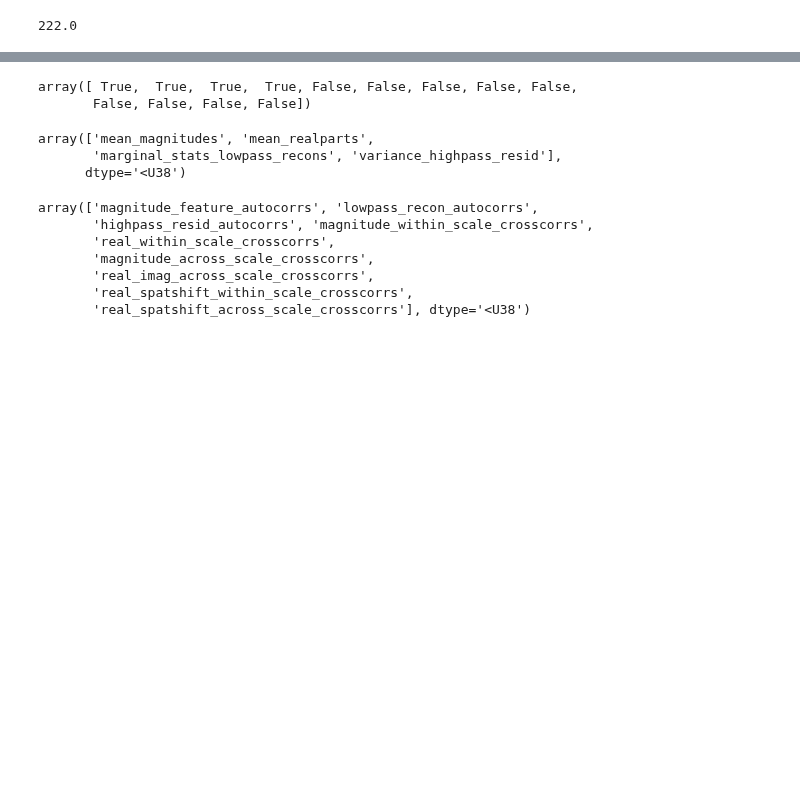
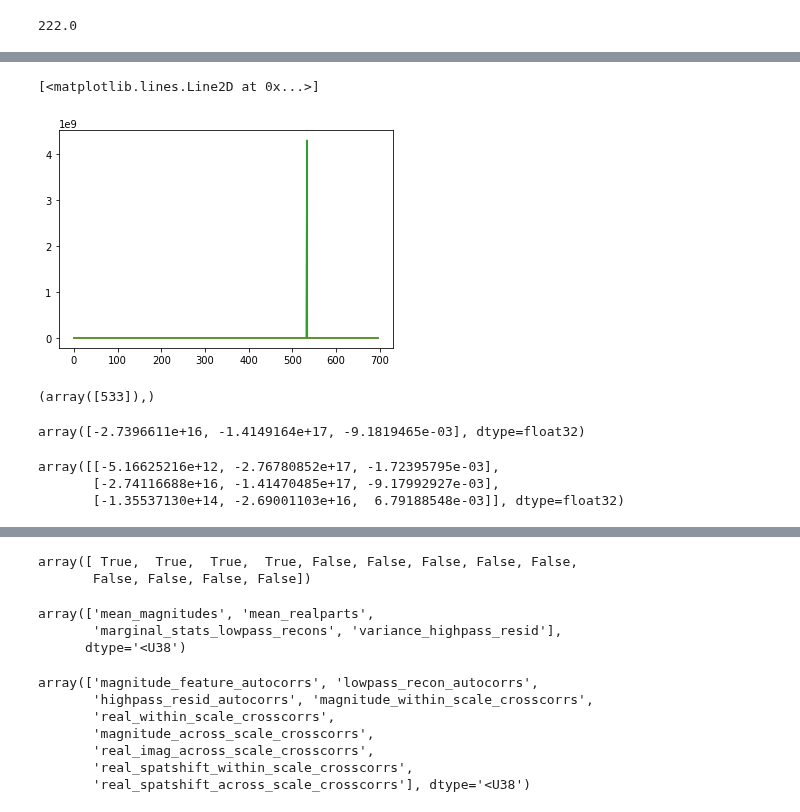
Before and after one commit to mmhenderson/modfit, a Jupyter notebook: notebooks/testing/test_fitting.ipynb, the cells around one changed output, grey strips where cells are left out. Drawn from its saved outputs; the diff is of its cells as text; code cells hidden in the pictures; blank space fills up the shorter version.

```diff
--- a/notebooks/testing/test_fitting.ipynb
+++ b/notebooks/testing/test_fitting.ipynb
@@ -229,0 +367,17 @@ torch.Size([62, 265])
+# %%
+# add an intercept
+vinds_to_use = [942, 943, 944]
+
+add_bias=True
+# determines whether to shuffle before separating the nested heldout data for lambda and param selection.
+# always using true.
+shuffle=True
+shuff_rnd_seed = 501622
+best_losses_OLD, best_lambdas_OLD, best_params_OLD, best_train_holdout_preds_OLD, holdout_trial_order_OLD = \
+                    fit_fwrf_model(trn_stim_data, trn_voxel_data[:,vinds_to_use], \
+                                               _feature_extractor_OLD, models, \
+                                               lambdas, zscore=zscore_features, add_bias=add_bias, \
+                                               voxel_batch_size=voxel_batch_size, holdout_size=holdout_size, \
+                                               shuffle=shuffle, shuff_rnd_seed=shuff_rnd_seed, device=device, \
+                                               dtype=fpX, debug=debug)
+trn_holdout_voxel_data_pred_OLD = best_train_holdout_preds_OLD
@@ -229,0 +414,2 @@ torch.Size([62, 265])
+# %%
+out = torch.load('/user_data/mmhender/imStat/model_fits/S01/texture_pyramid_ridge_4ori_4sf/Sep-22-2021_1647_40/all_fit_params')
@@ -229,0 +420,2 @@ torch.Size([62, 265])
+# %%
+vind = np.argmin(out['val_r2'][:,0])
@@ -229,0 +432,4 @@ torch.Size([62, 265])
+# %%
+val_cc, val_r2, val_voxel_data_pred  = validate_fwrf_model(best_params, models, val_voxel_data[:,vinds_to_use], \
+                                                                            val_stim_data, _feature_extractor, \
+                               sample_batch_size=sample_batch_size, voxel_batch_size=voxel_batch_size, debug=debug, dtype=fpX)
@@ -229,0 +454,13 @@ torch.Size([62, 265])
+# %%
+import matplotlib.pyplot as plt
+plt.figure();
+plt.plot(val_voxel_data[:,vind])
+plt.plot(val_voxel_data_pred[:,1,0])
+plt.plot(val_voxel_data_pred_OLD[:,1,0])
+# %% [output]
+[<matplotlib.lines.Line2D at 0x...>]
+[figure, added]
+# %%
+np.where(val_voxel_data_pred[:,1,0]>10**8)
+# %% [output]
+(array([533]),)
@@ -229,0 +469,10 @@ torch.Size([62, 265])
+# %%
+out['val_r2'][vind]
+# %% [output]
+array([-2.7396611e+16, -1.4149164e+17, -9.1819465e-03], dtype=float32)
+# %%
+val_r2_OLD
+# %% [output]
+array([[-5.16625216e+12, -2.76780852e+17, -1.72395795e-03],
+       [-2.74116688e+16, -1.41470485e+17, -9.17992927e-03],
+       [-1.35537130e+14, -2.69001103e+16,  6.79188548e-03]], dtype=float32)
```
Also changed, not shown: parts of 55 cells of this notebook, 3 other files.
